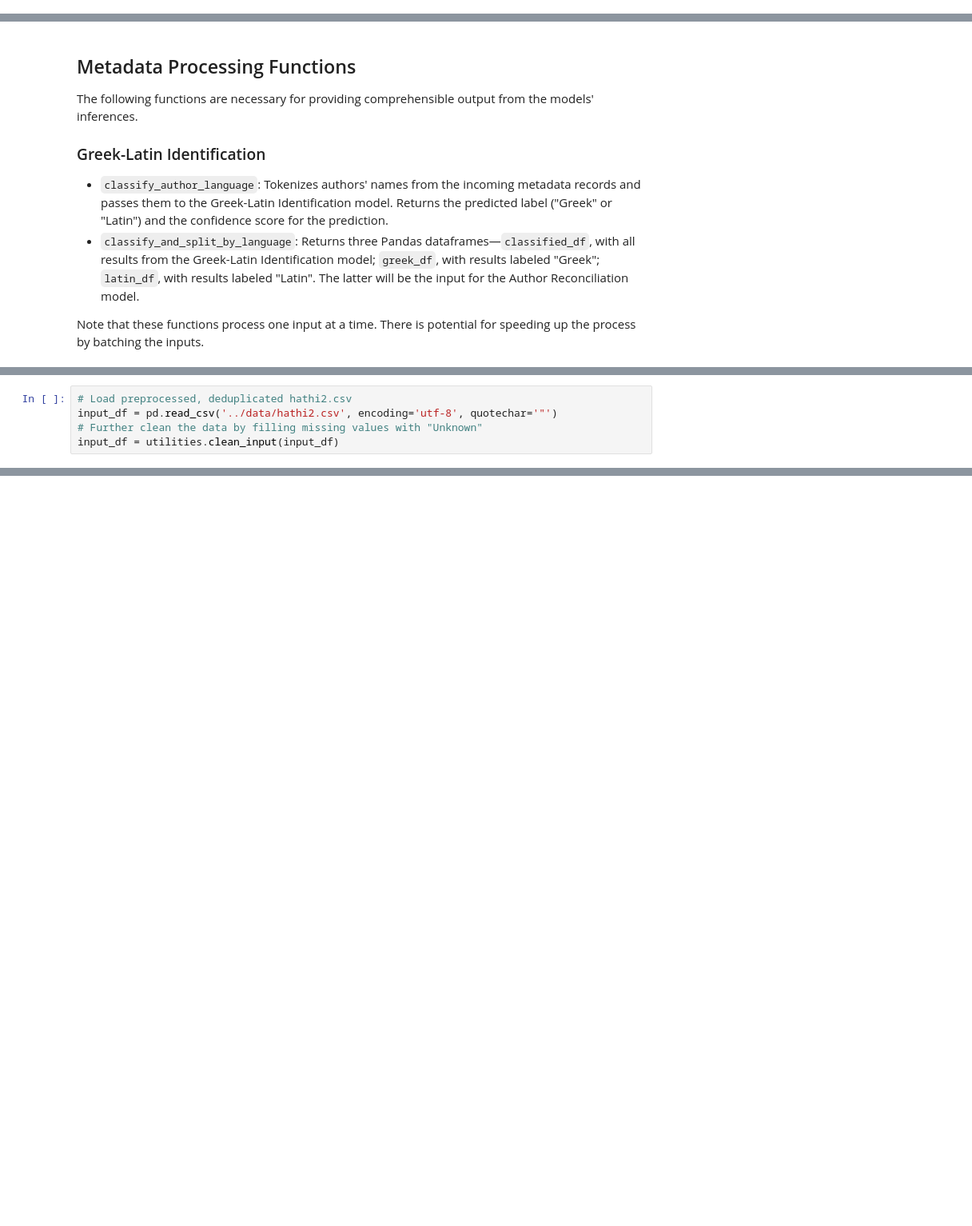
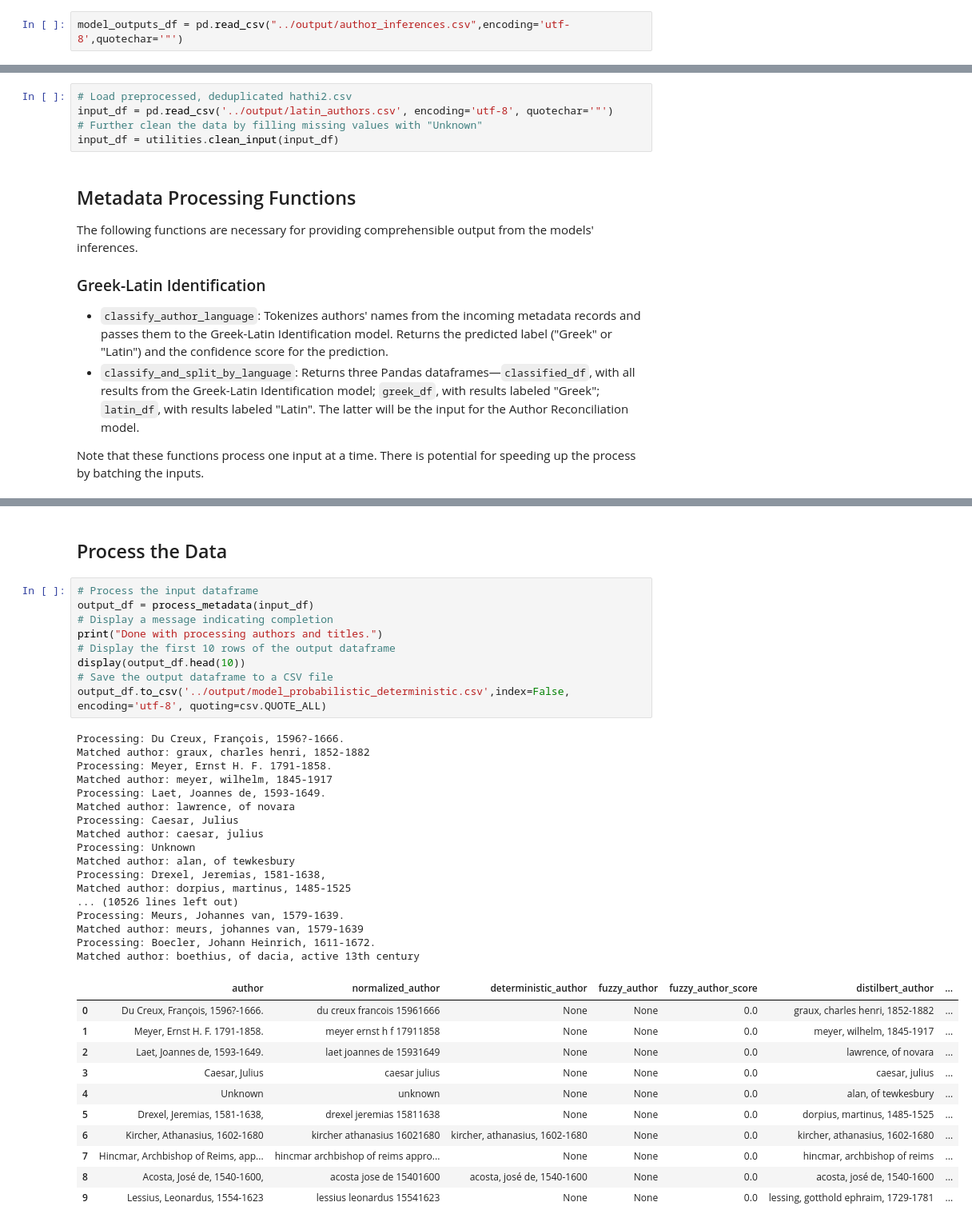
Before and after one commit to DigitalLatin/dll_catalog_reconciliation, a Jupyter notebook: python/model_probabilistic_deterministic.ipynb, the cells around one changed output, grey strips where cells are left out. Shown at 80% size. Saved outputs shown, nothing was run; the diff lists cells and outputs as text; blank space fills up the shorter version.

```diff
--- a/python/model_probabilistic_deterministic.ipynb
+++ b/python/model_probabilistic_deterministic.ipynb
@@ -111,0 +54,2 @@ ID-to-Label Mapping: {0: 'A5349', 1: 'A4246', 2: 'A4448', 3: 'A6040', 4: 'A5015'
+# %%
+model_outputs_df = pd.read_csv("../output/author_inferences.csv",encoding='utf-8',quotechar='"')
@@ -112,3 +58,8 @@ ID-to-Label Mapping: {0: 'A5349', 1: 'A4246', 2: 'A4448', 3: 'A6040', 4: 'A5015'
+# %%
+# Load preprocessed, deduplicated hathi2.csv
+input_df = pd.read_csv('../output/latin_authors.csv', encoding='utf-8', quotechar='"')
+# Further clean the data by filling missing values with "Unknown"
+input_df = utilities.clean_input(input_df)
 # %% [markdown]
 ## Metadata Processing Functions
 
@@ -229,5 +73,0 @@ The next few cells have to do with running the Greek-Latin Identification model
-# %%
-# Load preprocessed, deduplicated hathi2.csv
-input_df = pd.read_csv('../data/hathi2.csv', encoding='utf-8', quotechar='"')
-# Further clean the data by filling missing values with "Unknown"
-input_df = utilities.clean_input(input_df)
@@ -658,0 +149,40 @@ output_df.to_csv('../output/model_probabilistic_deterministic_comparison.csv',in
+# %% [markdown]
+## Process the Data
+# %%
+# Process the input dataframe
+output_df = process_metadata(input_df)
+# Display a message indicating completion
+print("Done with processing authors and titles.")
+# Display the first 10 rows of the output dataframe
+display(output_df.head(10))
+# Save the output dataframe to a CSV file
+output_df.to_csv('../output/model_probabilistic_deterministic.csv',index=False, encoding='utf-8', quoting=csv.QUOTE_ALL)
+# %% [output]
+Processing: Du Creux, François, 1596?-1666.
+Matched author: graux, charles henri, 1852-1882
+Processing: Meyer, Ernst H. F. 1791-1858.
+Matched author: meyer, wilhelm, 1845-1917
+Processing: Laet, Joannes de, 1593-1649.
+Matched author: lawrence, of novara
+Processing: Caesar, Julius
+Matched author: caesar, julius
+Processing: Unknown
+Matched author: alan, of tewkesbury
+Processing: Drexel, Jeremias, 1581-1638,
+Matched author: dorpius, martinus, 1485-1525
+... (10526 lines left out)
+Processing: Meurs, Johannes van, 1579-1639.
+Matched author: meurs, johannes van, 1579-1639
+Processing: Boecler, Johann Heinrich, 1611-1672.
+Matched author: boethius, of dacia, active 13th century
+|  | author | normalized_author | deterministic_author | fuzzy_author | fuzzy_author_score | distilbert_author | ... |
+| 0 | Du Creux, François, 1596?-1666. | du creux francois 15961666 | None | None | 0.0 | graux, charles henri, 1852-1882 | ... |
+| 1 | Meyer, Ernst H. F. 1791-1858. | meyer ernst h f 17911858 | None | None | 0.0 | meyer, wilhelm, 1845-1917 | ... |
+| 2 | Laet, Joannes de, 1593-1649. | laet joannes de 15931649 | None | None | 0.0 | lawrence, of novara | ... |
+| 3 | Caesar, Julius | caesar julius | None | None | 0.0 | caesar, julius | ... |
+| 4 | Unknown | unknown | None | None | 0.0 | alan, of tewkesbury | ... |
+| 5 | Drexel, Jeremias, 1581-1638, | drexel jeremias 15811638 | None | None | 0.0 | dorpius, martinus, 1485-1525 | ... |
+| 6 | Kircher, Athanasius, 1602-1680 | kircher athanasius 16021680 | kircher, athanasius, 1602-1680 | None | 0.0 | kircher, athanasius, 1602-1680 | ... |
+| 7 | Hincmar, Archbishop of Reims, app... | hincmar archbishop of reims appro... | None | None | 0.0 | hincmar, archbishop of reims | ... |
+| 8 | Acosta, José de, 1540-1600, | acosta jose de 15401600 | acosta, josé de, 1540-1600 | None | 0.0 | acosta, josé de, 1540-1600 | ... |
+| 9 | Lessius, Leonardus, 1554-1623 | lessius leonardus 15541623 | None | None | 0.0 | lessing, gotthold ephraim, 1729-1781 | ... |
```
Also changed, not shown: parts of 85 cells of this notebook, 22 other files.
